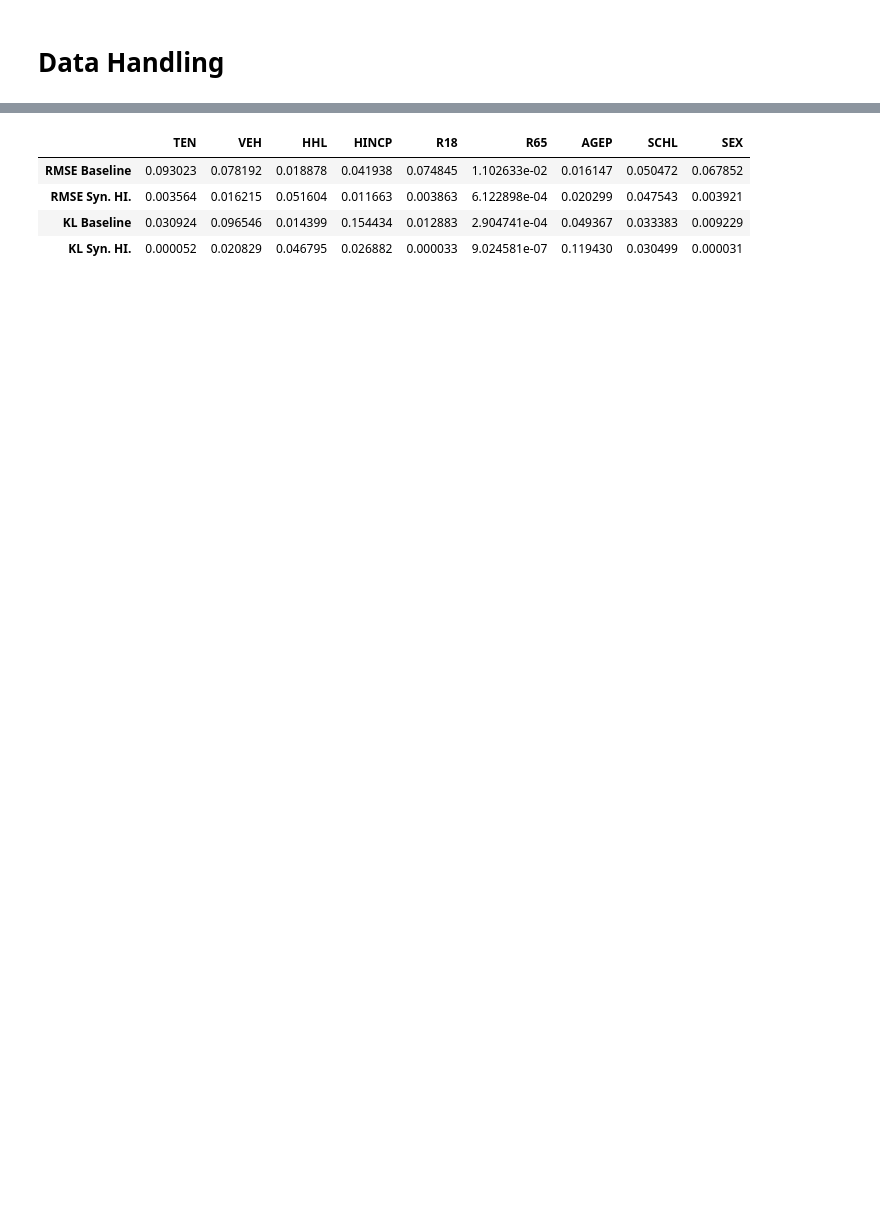
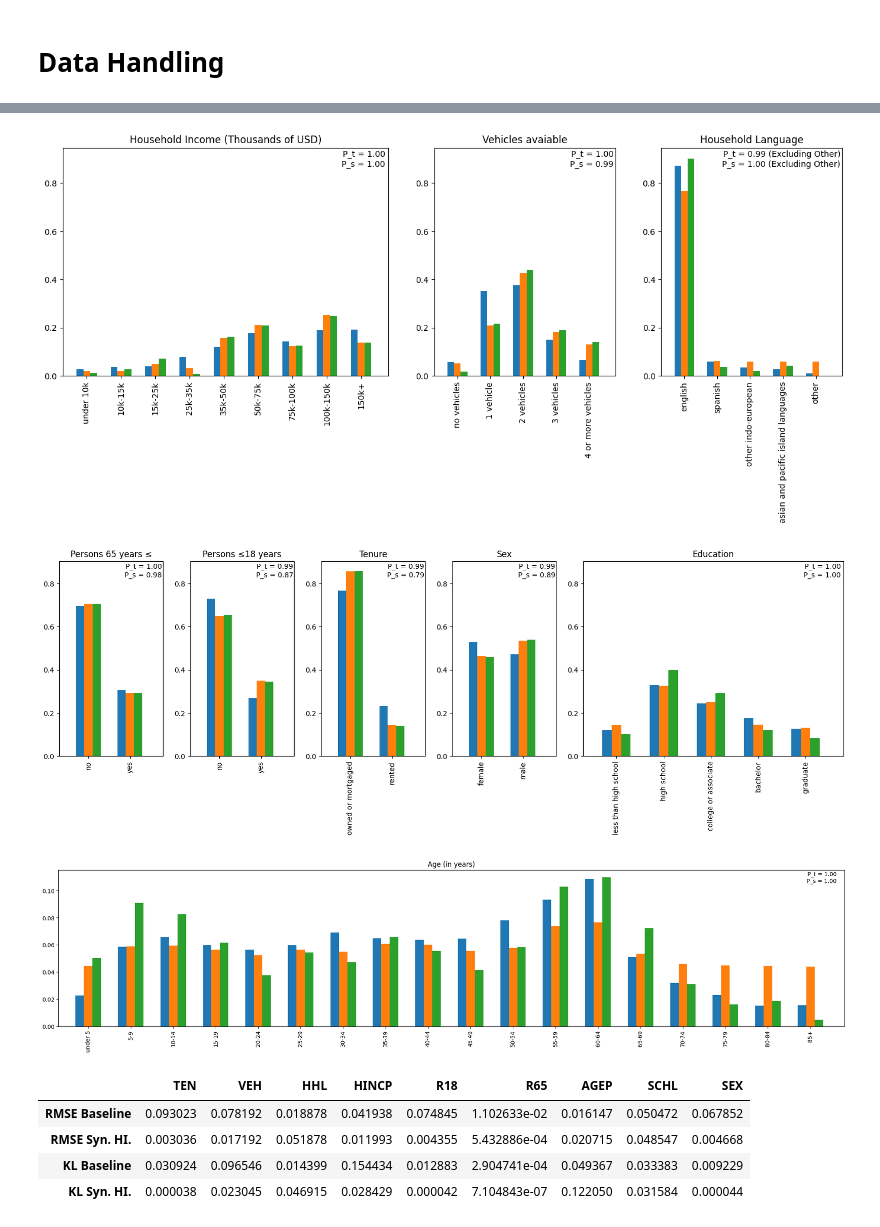
Before and after one commit to fabi-kb/GNN_Project, a Jupyter notebook: finetune_analysis.ipynb, the cells around one changed output, grey strips where cells are left out. Drawn from its saved outputs; the diff is of its cells as text; code cells hidden in the pictures; blank space fills up the shorter version.

```diff
--- a/finetune_analysis.ipynb
+++ b/finetune_analysis.ipynb
@@ -246,42 +287,14 @@ plot_vars_bars(['AGEP'], legend=False, figsize = (25,5), bbox_to_anchor = (0.65,
-# %%
-RMSEs_baseline = {}
-RMSEs_synth = {}
-KLs_baseline = {}
-KLs_synth = {}
-
-variables = ['TEN', 'VEH', 'HHL', 'HINCP', 'R18', 'R65', 'AGEP', 'SCHL', 'SEX']
-for v in variables:
-    # Get data
-    keys = [k for k in marginals.keys() if k.startswith(v)]
-    state_marginals_v = [state_marginals    [k] for k in keys]
-    pred_marginals_v  = [predicted_marginals[k] for k in keys]
-    gt_marginals_v    = [marginals[k] for k in keys]
-
-    # Renormalise marginals due to small numerical imprecision
-    pred_marginals_v = np.array([m/sum(pred_marginals_v) for m in pred_marginals_v])
-    gt_marginals_v = np.array([m/sum(gt_marginals_v) for m in gt_marginals_v])
-    state_marginals_v = np.array([m/sum(state_marginals_v) for m in state_marginals_v])
-
-    if v == 'HHL':
-        # Get rid of 'other' category, renormalise
-        pred_marginals_v = pred_marginals_v[:-1]
-        gt_marginals_v = gt_marginals_v[:-1]
-        state_marginals_v = state_marginals_v[:-1]
-
-        pred_marginals_v /= pred_marginals_v.sum()
-        gt_marginals_v /= gt_marginals_v.sum()
-        state_marginals_v /= state_marginals_v.sum()
-
-    RMSEs_baseline[v] = rmse(state_marginals_v, gt_marginals_v)
-    RMSEs_synth[v] = rmse(pred_marginals_v, gt_marginals_v)
-    KLs_baseline[v] = kl(state_marginals_v, gt_marginals_v)
-    KLs_synth[v] = kl(pred_marginals_v, gt_marginals_v)
-
-table = pd.DataFrame([RMSEs_baseline, RMSEs_synth, KLs_baseline, KLs_synth], index = ['RMSE Baseline', 'RMSE Syn. HI.', 'KL Baseline', 'KL Syn. HI.'])
-table
-# %% [output]
-|  | TEN | VEH | HHL | HINCP | R18 | R65 | AGEP | SCHL | SEX |
-| RMSE Baseline | 0.093023 | 0.078192 | 0.018878 | 0.041938 | 0.074845 | 1.102633e-02 | 0.016147 | 0.050472 | 0.067852 |
-| RMSE Syn. HI. | 0.003564 | 0.016215 | 0.051604 | 0.011663 | 0.003863 | 6.122898e-04 | 0.020299 | 0.047543 | 0.003921 |
-| KL Baseline | 0.030924 | 0.096546 | 0.014399 | 0.154434 | 0.012883 | 2.904741e-04 | 0.049367 | 0.033383 | 0.009229 |
-| KL Syn. HI. | 0.000052 | 0.020829 | 0.046795 | 0.026882 | 0.000033 | 9.024581e-07 | 0.119430 | 0.030499 | 0.000031 |
+# %%
+plot_vars_bars(marginals, predicted_marginals_cheat, state_marginals, ['HINCP', 'VEH', 'HHL'], legend=False, figsize = (17,5), img_name = 'plots1_cheat')
+plot_vars_bars(marginals, predicted_marginals_cheat, state_marginals, ['R65', 'R18', 'TEN', 'SEX', 'SCHL'], legend=False, figsize = (20,5), img_name = 'plots2_cheat')
+plot_vars_bars(marginals, predicted_marginals_cheat, state_marginals, ['AGEP'], legend=False, figsize = (25,5), bbox_to_anchor = (0.65, -0.3), img_name = 'plots3_cheat')
+create_table(marginals, predicted_marginals_cheat, state_marginals, 'table4_cheat')
+# %% [output]
+[figure, added]
+[figure, added]
+[figure, added]
+|  | TEN | VEH | HHL | HINCP | R18 | R65 | AGEP | SCHL | SEX |
+| RMSE Baseline | 0.093023 | 0.078192 | 0.018878 | 0.041938 | 0.074845 | 1.102633e-02 | 0.016147 | 0.050472 | 0.067852 |
+| RMSE Syn. HI. | 0.003036 | 0.017192 | 0.051878 | 0.011993 | 0.004355 | 5.432886e-04 | 0.020715 | 0.048547 | 0.004668 |
+| KL Baseline | 0.030924 | 0.096546 | 0.014399 | 0.154434 | 0.012883 | 2.904741e-04 | 0.049367 | 0.033383 | 0.009229 |
+| KL Syn. HI. | 0.000038 | 0.023045 | 0.046915 | 0.028429 | 0.000042 | 7.104843e-07 | 0.122050 | 0.031584 | 0.000044 |
```
Also changed, not shown: parts of 6 cells of this notebook.
